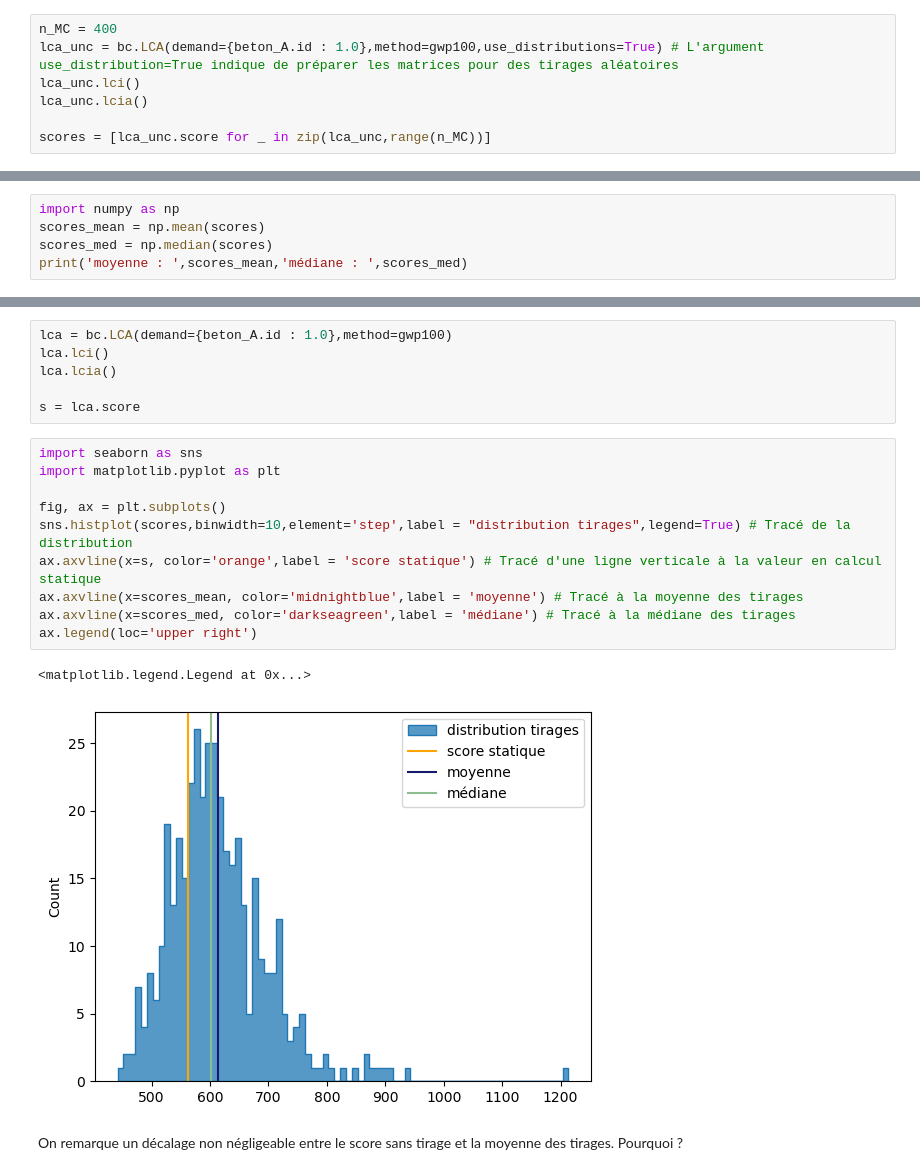
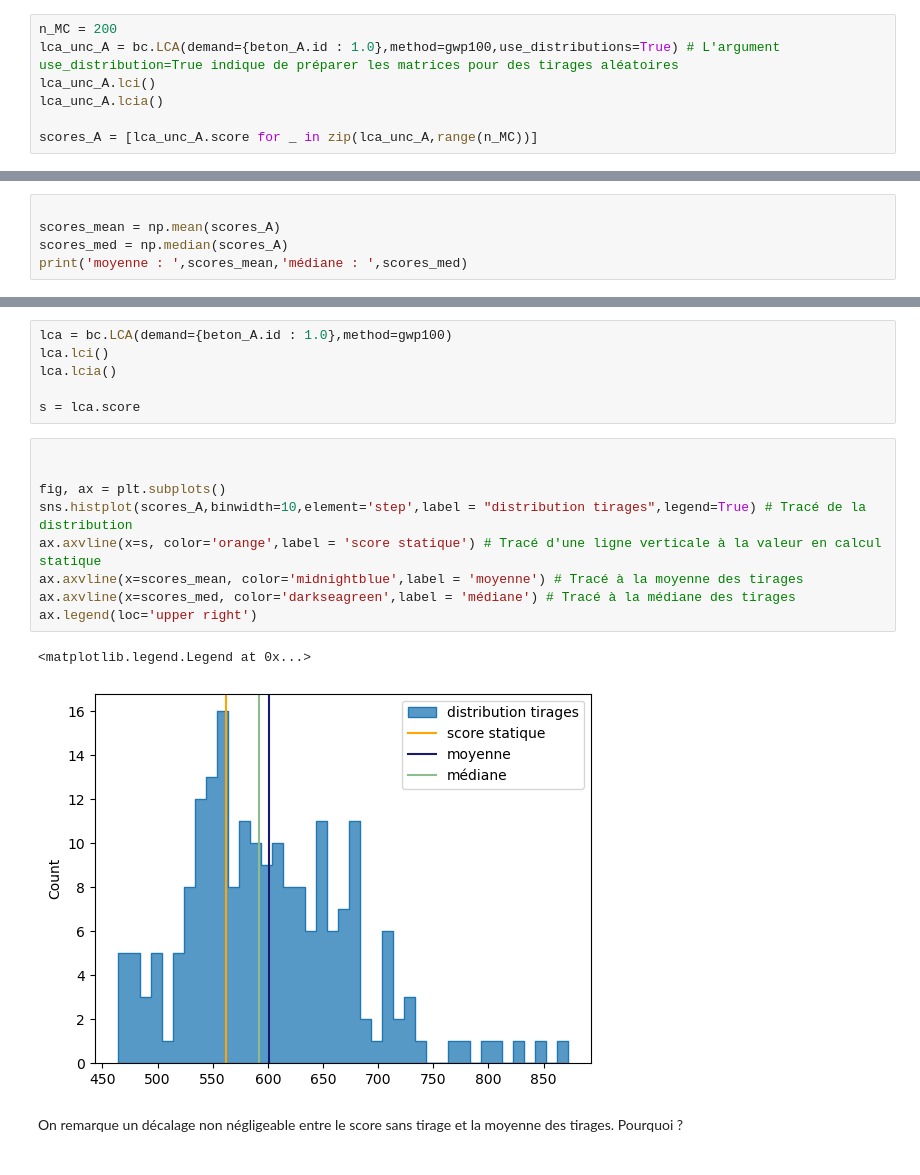
Before and after one commit to tchevilliet/ANCYV_2025, a Jupyter notebook: 4_Analyse_d_incertitudes.ipynb, the cells around one changed output, grey strips where cells are left out. Drawn from its saved outputs; the diff is of its cells as text.

```diff
--- a/4_Analyse_d_incertitudes.ipynb
+++ b/4_Analyse_d_incertitudes.ipynb
@@ -22,10 +25,10 @@ Nous commençons par réaliser une ACV de béton A prenant en compte les incerti
 
 Nous réalisons peu de lancers de Monte-Carlo (200) par économie de temps.
 # %%
-n_MC = 400
-lca_unc = bc.LCA(demand={beton_A.id : 1.0},method=gwp100,use_distributions=True) # L'argument use_distribution=True indique de préparer les matrices pour des tirages aléatoires
-lca_unc.lci()
-lca_unc.lcia()
+n_MC = 200
+lca_unc_A = bc.LCA(demand={beton_A.id : 1.0},method=gwp100,use_distributions=True) # L'argument use_distribution=True indique de préparer les matrices pour des tirages aléatoires
+lca_unc_A.lci()
+lca_unc_A.lcia()
 
-scores = [lca_unc.score for _ in zip(lca_unc,range(n_MC))]
+scores_A = [lca_unc_A.score for _ in zip(lca_unc_A,range(n_MC))]
 # %%
@@ -51,6 +54,6 @@ scores # On obtient une liste de résultats
 # %%
-import numpy as np
-scores_mean = np.mean(scores)
-scores_med = np.median(scores)
+
+scores_mean = np.mean(scores_A)
+scores_med = np.median(scores_A)
 print('moyenne : ',scores_mean,'médiane : ',scores_med)
 # %% [output]
@@ -64,18 +67,17 @@ lca.lcia()
 
 s = lca.score
 # %%
-import seaborn as sns
-import matplotlib.pyplot as plt
+
 
 fig, ax = plt.subplots()
-sns.histplot(scores,binwidth=10,element='step',label = "distribution tirages",legend=True) # Tracé de la distribution
+sns.histplot(scores_A,binwidth=10,element='step',label = "distribution tirages",legend=True) # Tracé de la distribution
 ax.axvline(x=s, color='orange',label = 'score statique') # Tracé d'une ligne verticale à la valeur en calcul statique
 ax.axvline(x=scores_mean, color='midnightblue',label = 'moyenne') # Tracé à la moyenne des tirages
 ax.axvline(x=scores_med, color='darkseagreen',label = 'médiane') # Tracé à la médiane des tirages
 ax.legend(loc='upper right')
 # %% [output]
 <matplotlib.legend.Legend at 0x...>
-[figure, old version]
+[figure, new version]
 # %% [markdown]
 On remarque un décalage non négligeable entre le score sans tirage et la moyenne des tirages. Pourquoi ?
 # %%
```
Also changed, not shown: parts of 25 cells of this notebook, 1 other file.
